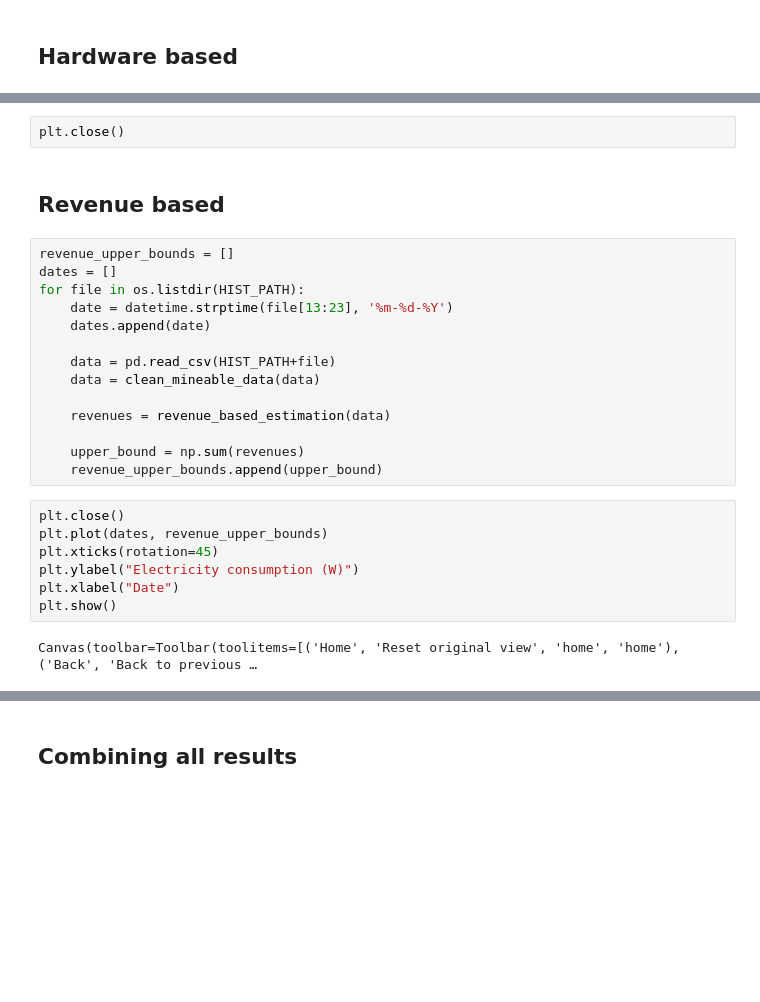
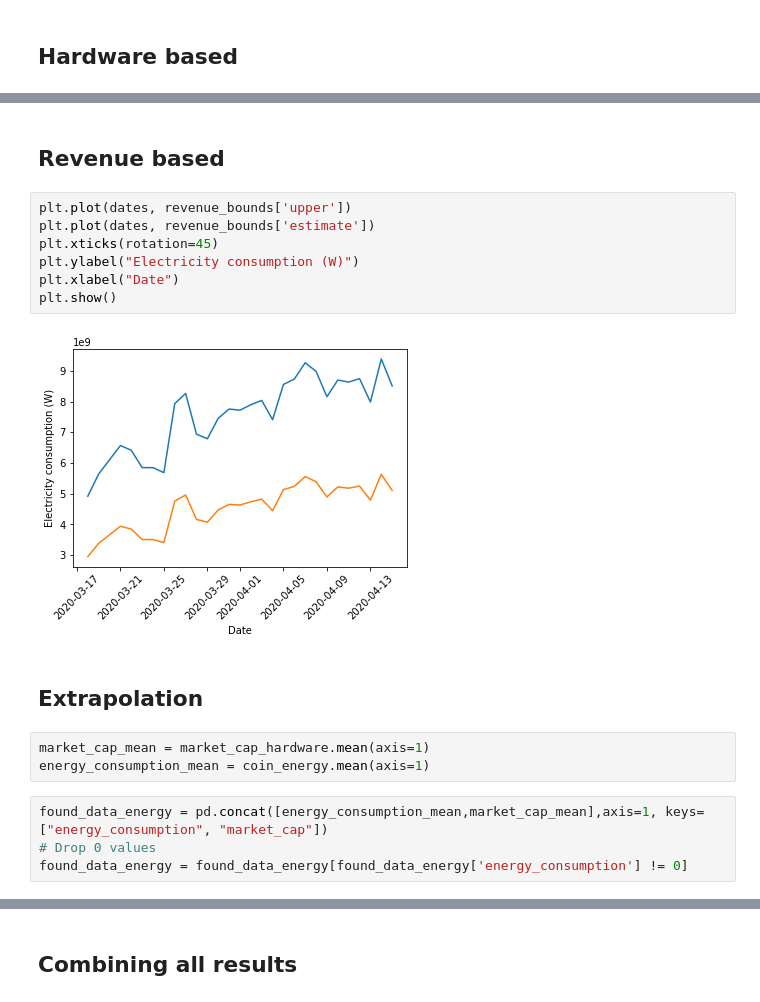
Before and after one commit to Lukasdeloose/sustainable_blockchain, a Jupyter notebook: data_analysis/energy_consumption.ipynb, the cells around one changed output, grey strips where cells are left out. Cells and saved outputs as stored; diff of their text form; blank space fills up the shorter version.

```diff
--- a/data_analysis/energy_consumption.ipynb
+++ b/data_analysis/energy_consumption.ipynb
@@ -574,27 +614,20 @@ Canvas(toolbar=Toolbar(toolitems=[('Home', 'Reset original view', 'home', 'home'
-# %%
-plt.close()
 # %% [markdown]
 ## Revenue based
-# %%
-revenue_upper_bounds = []
-dates = []
-for file in os.listdir(HIST_PATH):
-    date = datetime.strptime(file[13:23], '%m-%d-%Y')
-    dates.append(date)
-
-    data = pd.read_csv(HIST_PATH+file)
-    data = clean_mineable_data(data)
-
-    revenues = revenue_based_estimation(data)
-
-    upper_bound = np.sum(revenues)
-    revenue_upper_bounds.append(upper_bound)
 # %%
-plt.close()
-plt.plot(dates, revenue_upper_bounds)
+plt.plot(dates, revenue_bounds['upper'])
+plt.plot(dates, revenue_bounds['estimate'])
 plt.xticks(rotation=45)
 plt.ylabel("Electricity consumption (W)")
 plt.xlabel("Date")
 plt.show()
 # %% [output]
-Canvas(toolbar=Toolbar(toolitems=[('Home', 'Reset original view', 'home', 'home'), ('Back', 'Back to previous …
+[figure, added]
+# %% [markdown]
+## Extrapolation
+# %%
+market_cap_mean = market_cap_hardware.mean(axis=1)
+energy_consumption_mean = coin_energy.mean(axis=1)
+# %%
+found_data_energy = pd.concat([energy_consumption_mean,market_cap_mean],axis=1, keys=["energy_consumption", "market_cap"])
+# Drop 0 values
+found_data_energy = found_data_energy[found_data_energy['energy_consumption'] != 0]
```
Also changed, not shown: parts of 18 cells of this notebook.
